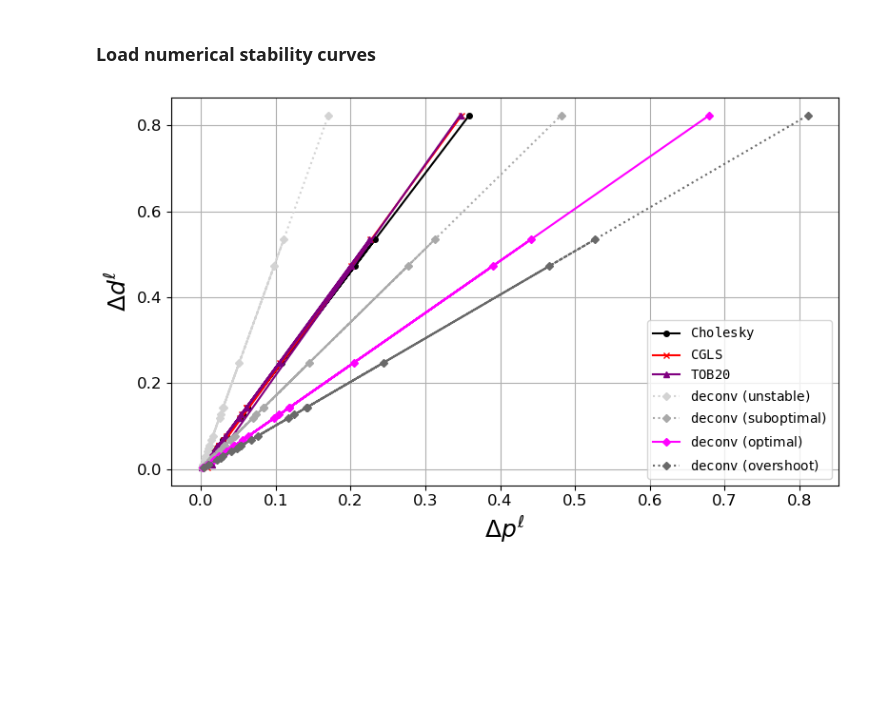
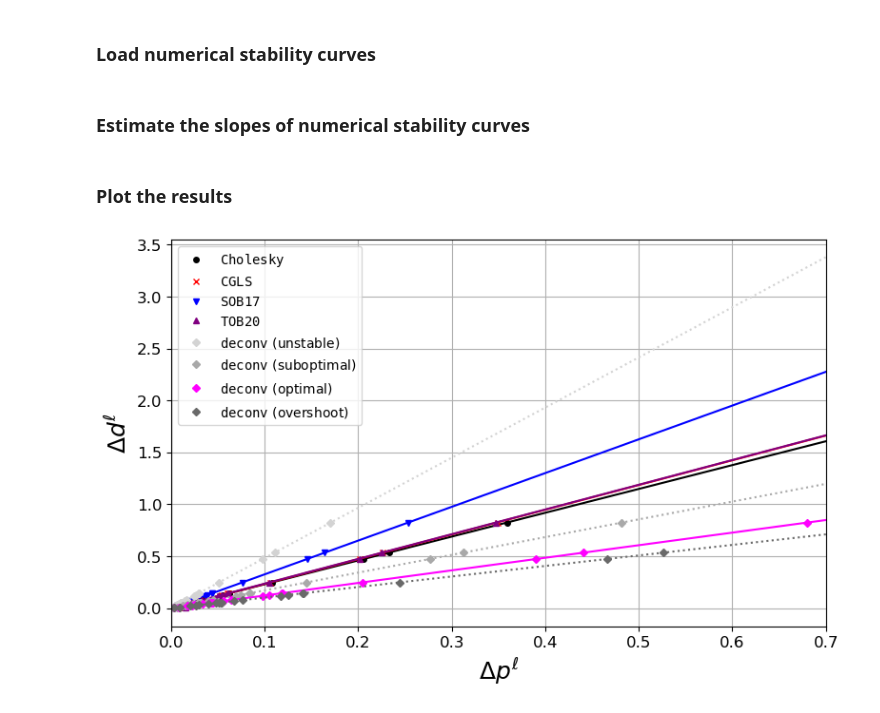
Before and after one commit to pinga-lab/eqlayer-review-computational, a Jupyter notebook: code/Stability-comparison.ipynb, the cells around one changed output. Cells and saved outputs as stored; diff of their text form; code cells hidden in the pictures; blank space fills up the shorter version.

Commit message:
include stability analysis for SOB17

```diff
--- a/code/Stability-comparison.ipynb
+++ b/code/Stability-comparison.ipynb
@@ -11,7 +12,7 @@ import pickle
 # %% [markdown]
 ### Load numerical stability curves
 # %%
-methods = ['Cholesky', 'CGLS', 'TOB20',
+methods = ['Cholesky', 'CGLS', 'SOB17', 'TOB20',
            'deconv_unstable', 'deconv_suboptimal', 'deconv_optimal', 'deconv_overshoot']
 # %%
 stability_curves = []
@@ -19,9 +20,28 @@ stability_curves = []
 for method in methods:
     with open(method+'_stability.pickle', 'rb') as f:
         stability_curves.append(pickle.load(f))
+# %% [markdown]
+### Estimate the slopes of numerical stability curves
+# %%
+lines = []
+
+# define the number of points forming each curve
+N = len(stability_curves[0]['model'])
+
+for curve in stability_curves:
+    # define the matrix for linear regression
+    A = pol.polyvander(curve['model'], 1)
+    # define the normal equations
+    ATA = A.T@A
+    ATd = A.T@curve['data']
+    # estimate the coefficients of the straight line
+    lines.append(np.linalg.solve(ATA, ATd))
+# %% [markdown]
+### Plot the results
 # %%
 names = ['$\mathtt{Cholesky}$',
          '$\mathtt{CGLS}$',
+         '$\mathtt{SOB17}$',
          '$\mathtt{TOB20}$',
          '$\mathtt{deconv}$ (unstable)',
          '$\mathtt{deconv}$ (suboptimal)',
@@ -30,43 +50,55 @@ names = ['$\mathtt{Cholesky}$',
 
 colors = ['black',
           'red',
+          'blue',
           'purple',
           'lightgrey',
           'darkgrey',
           'magenta',
           'dimgrey']
 
-linestyles = ['-', '-', '-', ':', ':', '-', ':']
+linestyles = ['-', '-', '-', '-', ':', ':', '-', ':']
 
 markers = ['o',
            'x',
+           'v',
            '^',
            'D',
            'D',
            'D',
            'D']
 # %%
+Dp_min = 0
+Dp_max = 0.7
+
 fig, ax = plt.subplots(figsize=(8,5))
 
-for (color, linestyle, marker, method, name) in zip(colors, linestyles, markers, methods, names):
+for (color, linestyle, marker, method, name, line) in zip(colors, linestyles, markers, methods, names, lines):
     ### Open the stability curve
     file_name = method+'_stability.pickle'
     with open(file_name, 'rb') as f:
         numerical_stability_curve = pickle.load(f)
-
+    ### Plot the stability curve line
+    Dd_min = line[0] + line[1]*Dp_min
+    Dd_max = line[0] + line[1]*Dp_max
+    ax.plot([
+        Dp_min, Dp_max], [Dd_min, Dd_max],
+        linestyle=linestyle, color=color, marker='')
+    ### Plot the stability curve points
     ax.plot(
         numerical_stability_curve['model'],
         numerical_stability_curve['data'],
-        linestyle=linestyle, color=color, marker=marker, alpha=1, markersize=4, label=name)
+        linestyle='', color=color, marker=marker, alpha=1, markersize=4, label=name)
 
 ax.tick_params(axis='x', labelsize=12)
 ax.tick_params(axis='y', labelsize=12)
 ax.set_xlabel('$\Delta p^{\ell}$', fontsize=18)
 ax.set_ylabel('$\Delta d^{\ell}$', fontsize=18)
+ax.set_xlim(Dp_min, Dp_max)
 ax.grid(True)
 ax.legend(loc='best', fontsize=10)
 plt.tight_layout()
 plt.savefig('../manuscript/Fig/stability-comparison.png', dpi= 300)
 plt.show()
 # %% [output]
-[figure, old version]
+[figure, new version]
```
Also changed, not shown: parts of 1 cell of this notebook, 4 other files.
